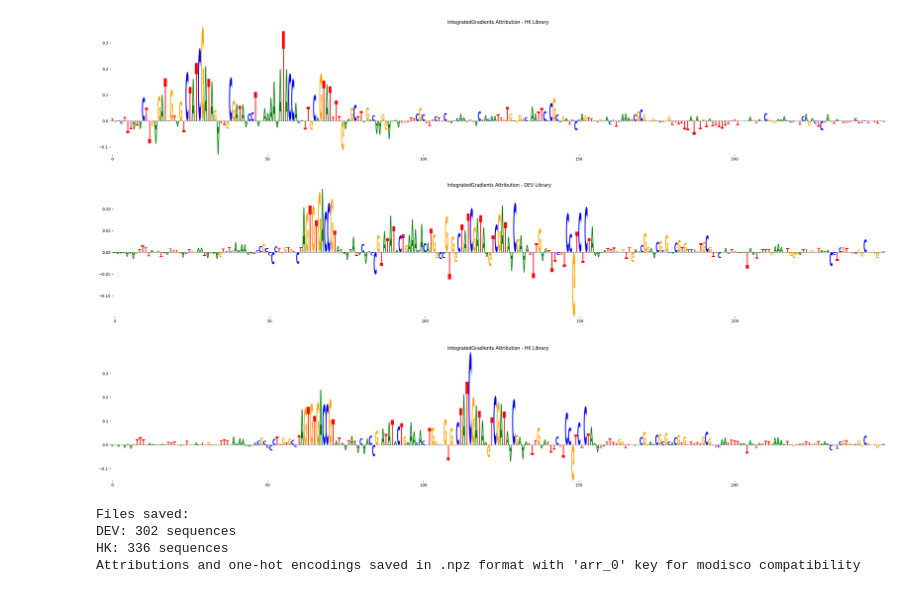
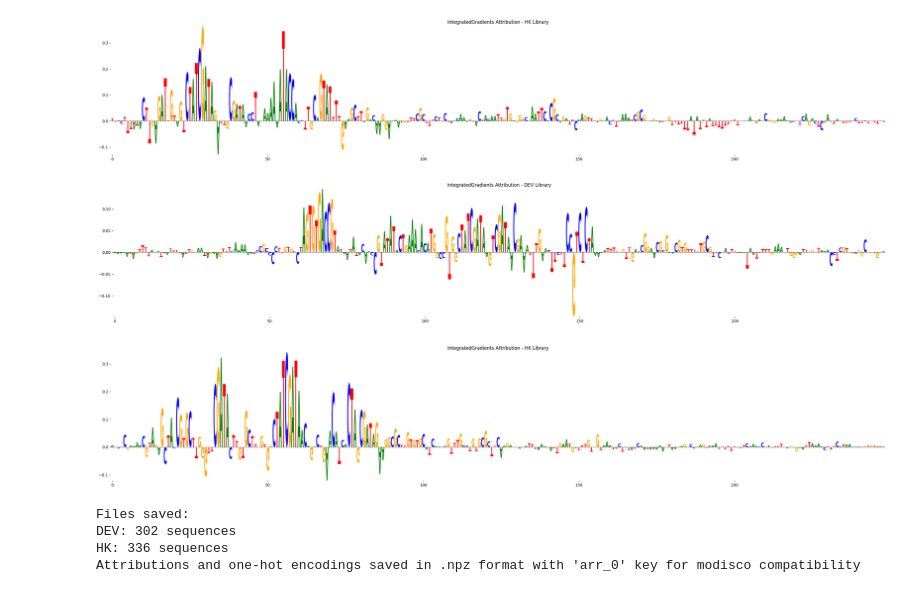
Before and after one commit to pabmantilla/Designing-STARR-seq-Library, a Jupyter notebook: Library_Selection/score_library.ipynb, the cells around one changed output. Cells and saved outputs as stored; diff of their text form; code cells hidden in the pictures.

```diff
--- a/Library_Selection/score_library.ipynb
+++ b/Library_Selection/score_library.ipynb
@@ -471,16 +471,16 @@ Attributions saved successfully!
 # %%
 plt.figure(figsize=(36, 6))
 plot_logo(dev_attr_np[3])
 plt.title('IntegratedGradients Attribution - DEV Library')
 
 plt.figure(figsize=(36, 6))
-plot_logo(hk_attr_np[3])
+plot_logo(hk_attr_np[4])
 plt.title('IntegratedGradients Attribution - HK Library')
 
 plt.show()
 # %% [output]
 [figure]
-[figure, old version]
+[figure, new version]
 # %%
 # Save attributions and one-hot encodings with proper indexing
 import os
```
Also changed, not shown: parts of 4 cells of this notebook, 2 other files.
